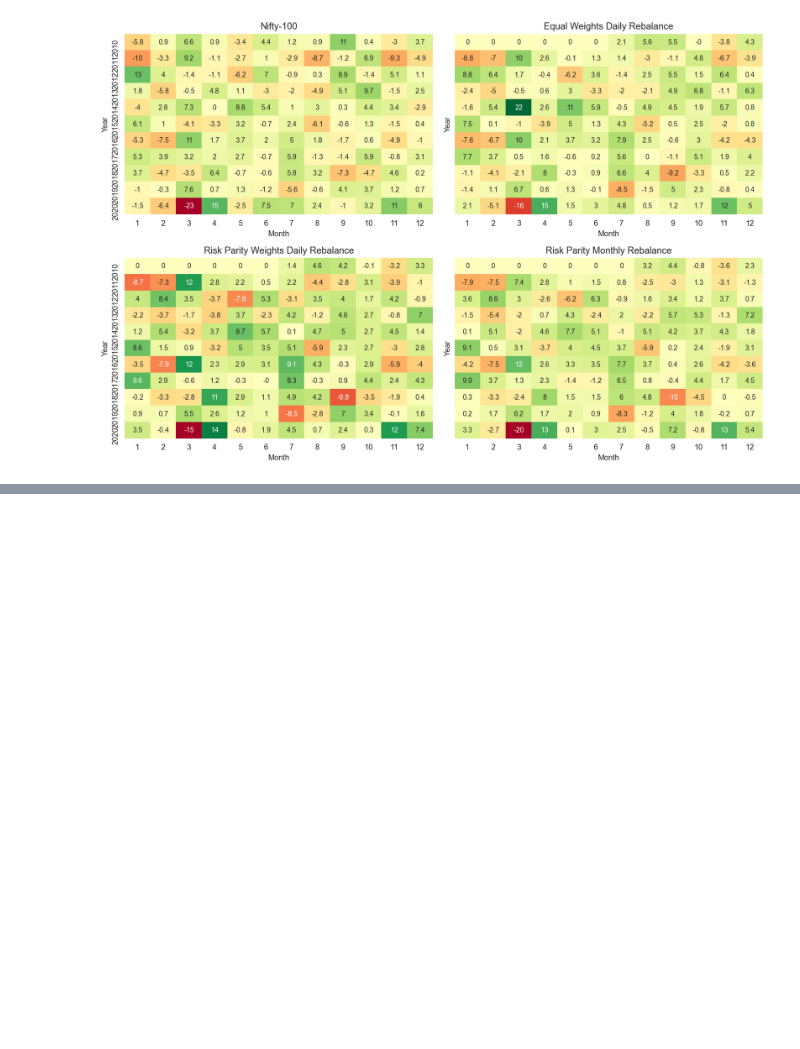
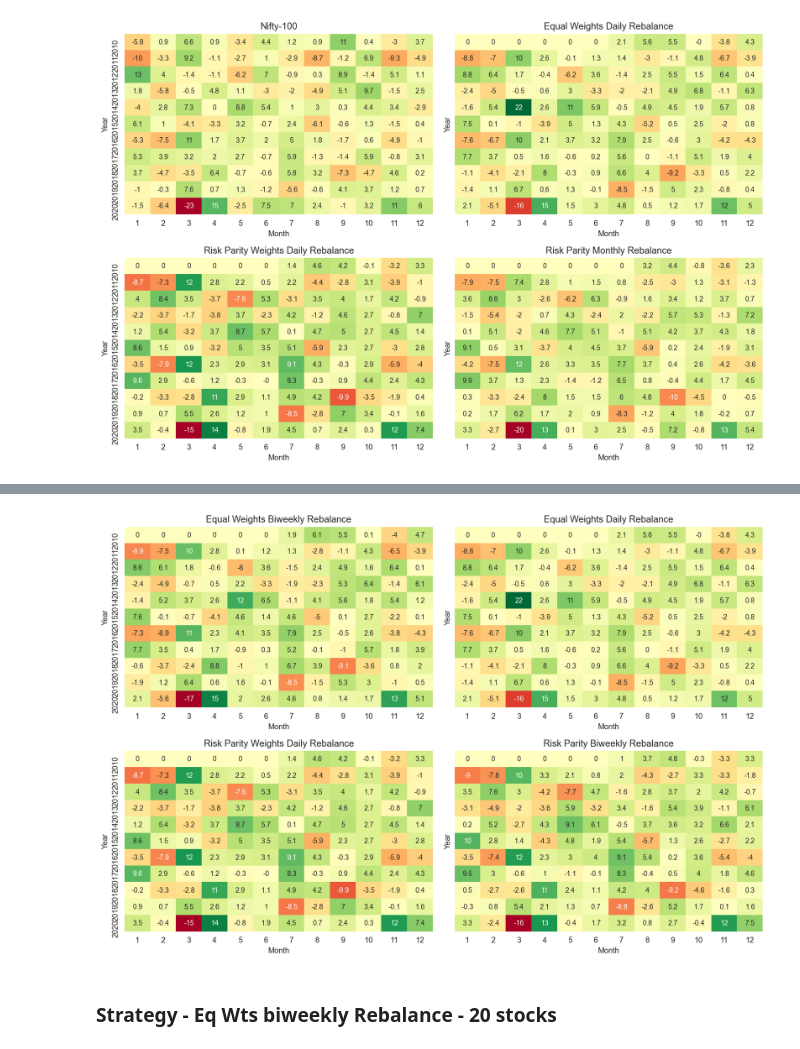
Before and after one commit to sabirjana/Strategies, a Jupyter notebook: sj_06_momentum_stra_eval.ipynb, the cells around one changed output, grey strips where cells are left out. Cells and saved outputs as stored; diff of their text form; code cells hidden in the pictures; blank space fills up the shorter version.

Commit message:
20 stocks

```diff
--- a/sj_06_momentum_stra_eval.ipynb
+++ b/sj_06_momentum_stra_eval.ipynb
@@ -292,0 +358,24 @@ axes[3].set_title('Risk Parity Monthly Rebalance');
+# %%
+# plot performance
+fig, ax = plt.subplots(nrows=2, ncols=2, figsize=(12, 8),constrained_layout=True, sharey=True)
+axes = ax.flatten()
+
+pf.plot_monthly_returns_heatmap(returns=results_all.stra_eqw_biw, ax=axes[0])
+axes[0].grid(True)
+axes[0].set_title('Equal Weights Biweekly Rebalance')
+
+pf.plot_monthly_returns_heatmap(returns=results_all.stra_eqw_d, ax=axes[1])
+axes[1].grid(True)
+axes[1].set_title('Equal Weights Daily Rebalance')
+
+pf.plot_monthly_returns_heatmap(returns=results_all.stra_riskp_d, ax=axes[2])
+axes[2].grid(True)
+axes[2].set_title('Risk Parity Weights Daily Rebalance')
+
+pf.plot_monthly_returns_heatmap(returns=results_all.stra_riskp_biw, ax=axes[3])
+axes[3].grid(True)
+axes[3].set_title('Risk Parity Biweekly Rebalance');
+# %% [output]
+[figure, added]
+# %% [markdown]
+### Strategy - Eq Wts biweekly Rebalance - 20 stocks
```
Also changed, not shown: parts of 13 cells of this notebook, 2 other files.
